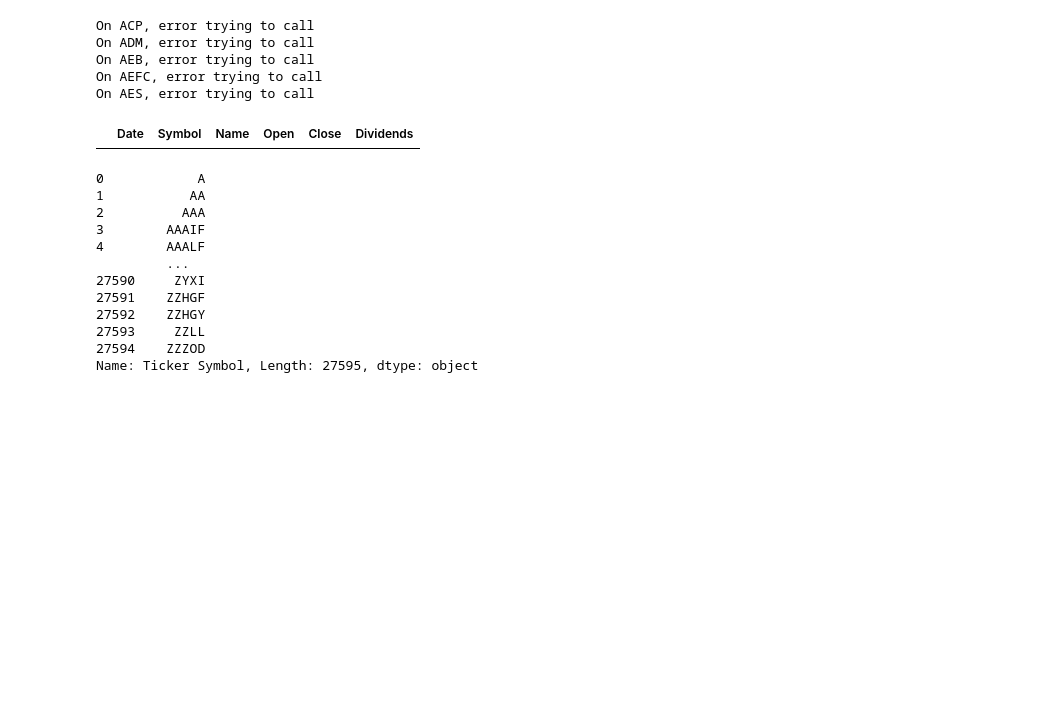
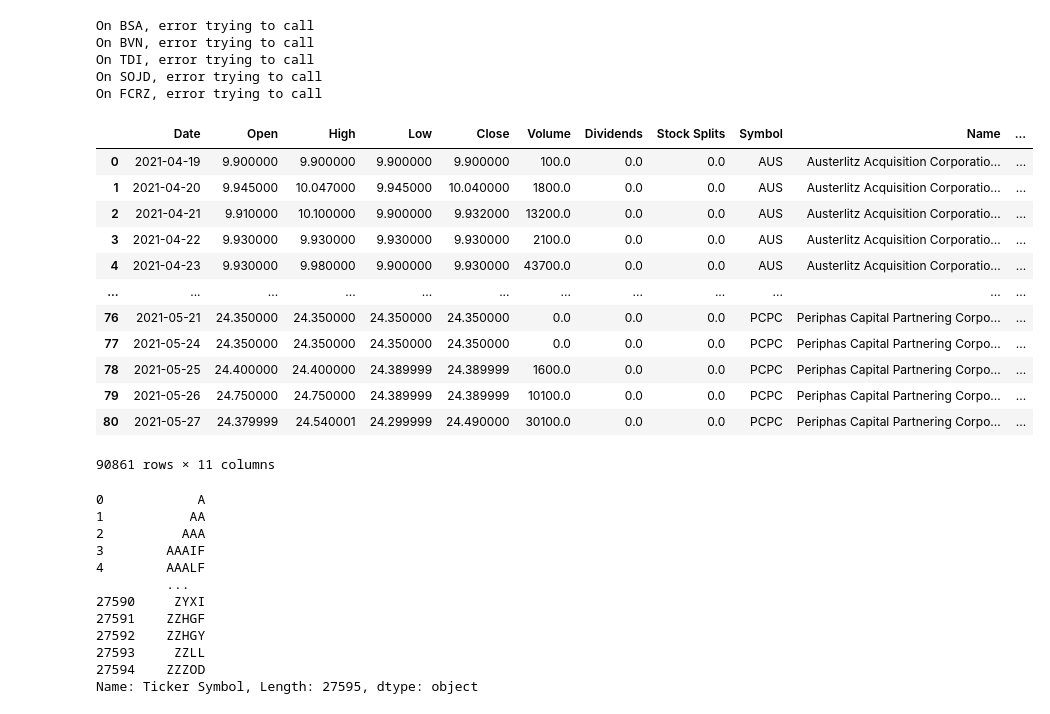
Before and after one commit to emjasmine/TeamMoneyPenny-ML, a Jupyter notebook: API_Calls.ipynb, the cells around one changed output. Cells and saved outputs as stored; diff of their text form; code cells hidden in the pictures; blank space fills up the shorter version.

Commit message:
Edits to API_Calls and addition of model_data.csv

```diff
--- a/API_Calls.ipynb
+++ b/API_Calls.ipynb
@@ -59,7 +70,5 @@ apple_last_day['Open'].values[0]
 # %%
-# Initialize list to hold information from yfinance
-y_info_df = pd.DataFrame(columns=['Date','Symbol','Name','Open','Close','Dividends'])
-
+df_list = []
 error_log = open("errors.log","a")
 
 startTime = time.time()
@@ -70,44 +79,34 @@ for _,row in stock_list_US.iterrows():
     # Selects ticker from current row
     ticker = yf.Ticker(row['Symbol'])
 
-    # Establishes of current and previous days
-    today = date.today()
-    yesterday = today - timedelta(days = 1)
-    todays_date = today.strftime("%Y-%m-%d")
-    yesterdays_date = yesterday.strftime("%Y-%m-%d")
-
     # Grabs last opening price, closing price, and dividend amount from the previous day
     # Note: this was done for consistency purposes, to make sure data from the same time and
     # date were being used to create the related K-means clustering model
     try:
-        ticker_current = ticker.history(start=yesterdays_date,end=todays_date,interval="1m")[-1:]
+        # Grabs ticker history for the defined period
+        ticker_history = ticker.history(period="5y")
+        # Resets index for ticker history dataframe in order to make date a unique column
+        ticker_history = ticker_history.reset_index()
+        # Grabs sector information for ticker
         sector = ticker.info['sector']
 
-        # Creates new dictionary to add to y_info_df
-        ticker_dict = {'Date':yesterdays_date,
-                       'Symbol':row['Symbol'],
-                       'Name':row['Name'],
-                       'Open':ticker_current['Open'],
-                       'Close':ticker_current['Close'],
-                       'Dividends':ticker_current['Dividends']}
+        # Creates columns in history df to maintain label consistency
+        ticker_history['Symbol'] = row['Symbol']
+        ticker_history['Name'] = row['Name']
+        ticker_history['Sector'] = sector
 
-        y_info_df.append(ticker_dict,ignore_index=True)
+        # Append ticker history dataframe to list of dataframes
+        df_list.append(ticker_history)
+
+    # Exception if error comes up
     except:
-        error_log.write(row['Symbol'])
+        # Writes problem ticker to error log file
+        error_log.write(f",{row['Symbol']},\n")
+        # Prints out error message for current ticker
         print(f"On {row['Symbol']}, error trying to call")
-        # Appends dictionary to y_info_df
-
-
-
-
-y_info_df
 # %% [output]
-On ACP, error trying to call
-On ADM, error trying to call
-On AEB, error trying to call
-On AEFC, error trying to call
-On AES, error trying to call
+On BSA, error trying to call
+On BVN, error trying to call
+On TDI, error trying to call
+On SOJD, error trying to call
+On FCRZ, error trying to call
-# %%
-y_info_df
-# %% [output]
-|  | Date | Symbol | Name | Open | Close | Dividends |
@@ -117,0 +113,19 @@ realTime_hr
+# %%
+# Vertically concatenates (join) the dataframes in df_list into
+# one big dataframe
+df = pd.concat(df_list)
+df
+# %% [output]
+|  | Date | Open | High | Low | Close | Volume | Dividends | Stock Splits | Symbol | Name | ... |
+| 0 | 2021-04-19 | 9.900000 | 9.900000 | 9.900000 | 9.900000 | 100.0 | 0.0 | 0.0 | AUS | Austerlitz Acquisition Corporatio... | ... |
+| 1 | 2021-04-20 | 9.945000 | 10.047000 | 9.945000 | 10.040000 | 1800.0 | 0.0 | 0.0 | AUS | Austerlitz Acquisition Corporatio... | ... |
+| 2 | 2021-04-21 | 9.910000 | 10.100000 | 9.900000 | 9.932000 | 13200.0 | 0.0 | 0.0 | AUS | Austerlitz Acquisition Corporatio... | ... |
+| 3 | 2021-04-22 | 9.930000 | 9.930000 | 9.930000 | 9.930000 | 2100.0 | 0.0 | 0.0 | AUS | Austerlitz Acquisition Corporatio... | ... |
+| 4 | 2021-04-23 | 9.930000 | 9.980000 | 9.900000 | 9.930000 | 43700.0 | 0.0 | 0.0 | AUS | Austerlitz Acquisition Corporatio... | ... |
+| ... | ... | ... | ... | ... | ... | ... | ... | ... | ... | ... | ... |
+| 76 | 2021-05-21 | 24.350000 | 24.350000 | 24.350000 | 24.350000 | 0.0 | 0.0 | 0.0 | PCPC | Periphas Capital Partnering Corpo... | ... |
+| 77 | 2021-05-24 | 24.350000 | 24.350000 | 24.350000 | 24.350000 | 0.0 | 0.0 | 0.0 | PCPC | Periphas Capital Partnering Corpo... | ... |
+| 78 | 2021-05-25 | 24.400000 | 24.400000 | 24.389999 | 24.389999 | 1600.0 | 0.0 | 0.0 | PCPC | Periphas Capital Partnering Corpo... | ... |
+| 79 | 2021-05-26 | 24.750000 | 24.750000 | 24.389999 | 24.389999 | 10100.0 | 0.0 | 0.0 | PCPC | Periphas Capital Partnering Corpo... | ... |
+| 80 | 2021-05-27 | 24.379999 | 24.540001 | 24.299999 | 24.490000 | 30100.0 | 0.0 | 0.0 | PCPC | Periphas Capital Partnering Corpo... | ... |
+90861 rows × 11 columns
```
Also changed, not shown: parts of 7 cells of this notebook, 24 other files.
